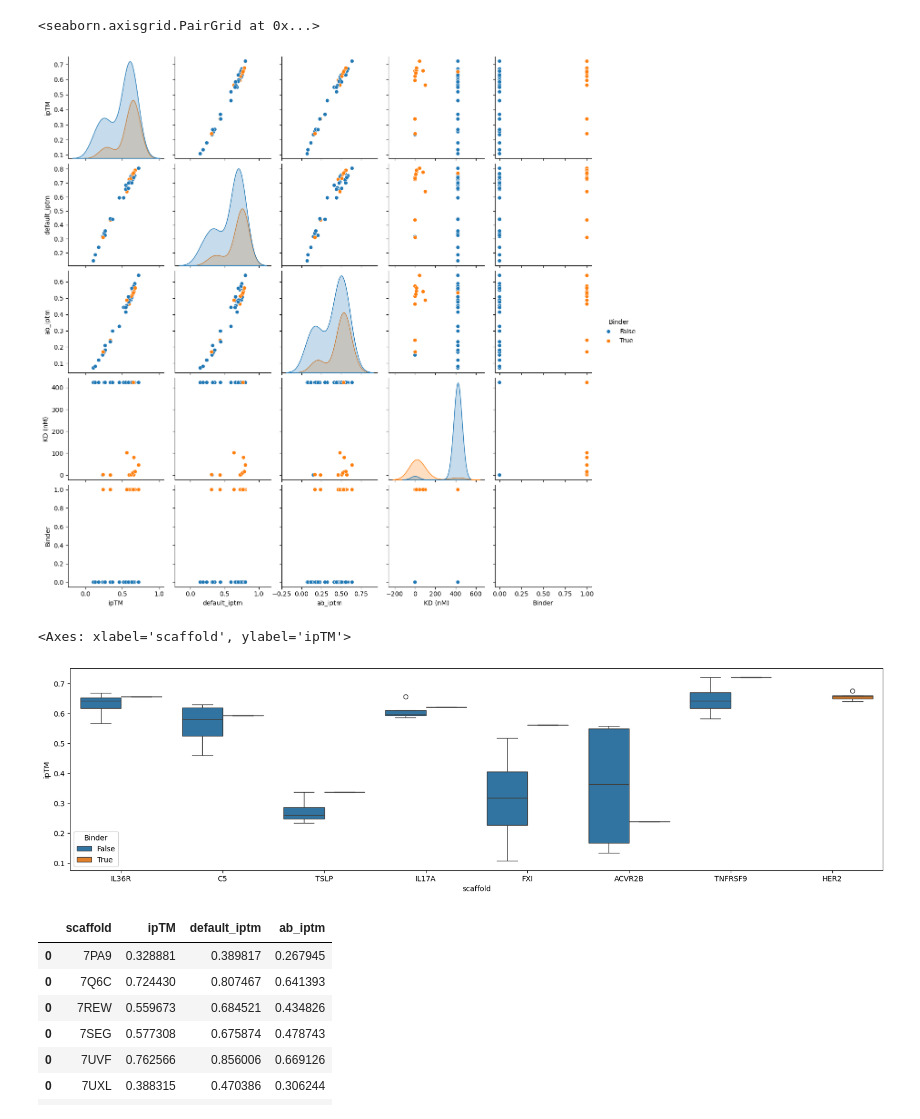
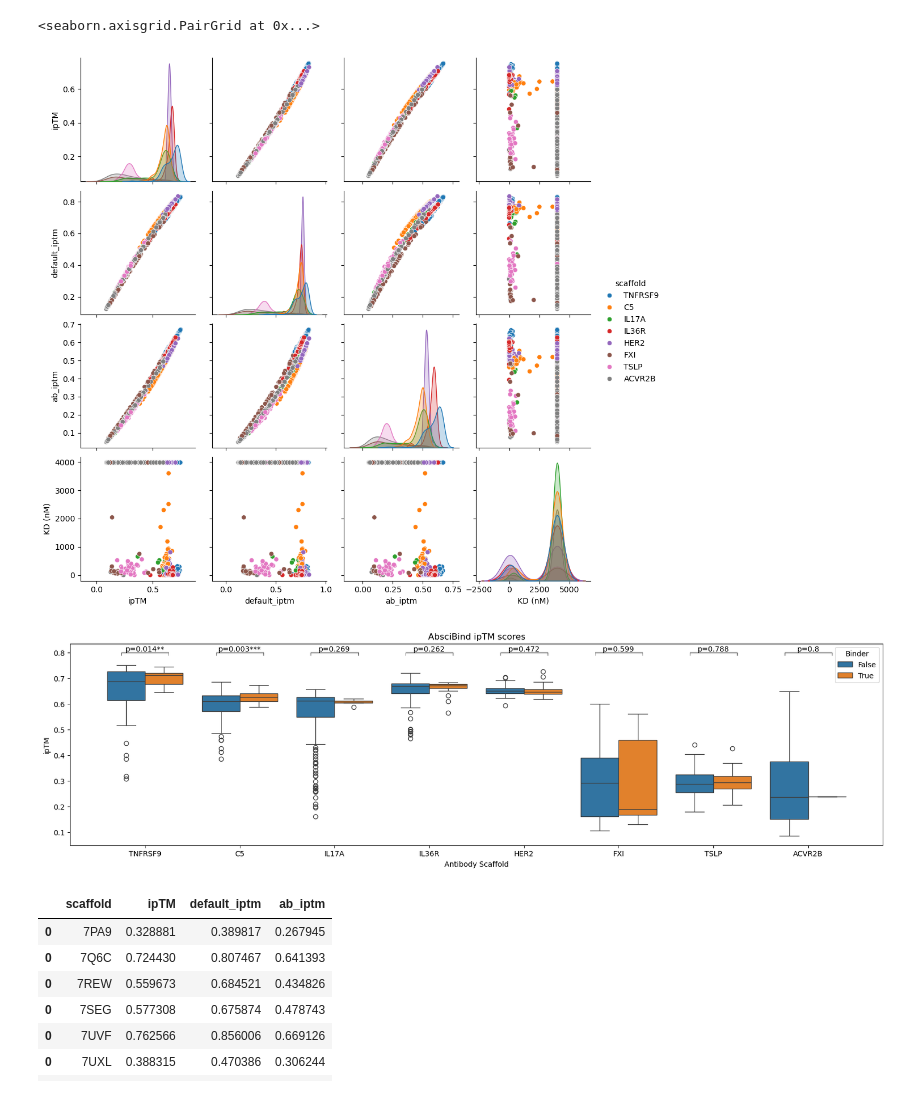
Before and after one commit to mjendrusch/flexcraft, a Jupyter notebook: notebooks/abscibind/iptm_scoring_analysis.ipynb, the cells around one changed output. Saved outputs shown, nothing was run; the diff lists cells and outputs as text; code cells hidden in the pictures.

Commit message:
analysis of juwels run

```diff
--- a/notebooks/abscibind/iptm_scoring_analysis.ipynb
+++ b/notebooks/abscibind/iptm_scoring_analysis.ipynb
@@ -4,11 +63,22 @@ import seaborn as sns
 # %%
-df = pd.read_csv(r"../../data/o1_iptm_scoring/20260410_112451_af:model_2_multimer_v3_clip:False_nrecycle:4/ipTM_data.csv", header=0, index_col=0)
+df = pd.read_csv(r"/p/home/jusers/toulouse1/juwels/project/toulouse1/flexcraft/data/o1_iptm_scoring/20260410_135500_af:model_2_multimer_v3_clip:False_nrecycle:4/ipTM_data.csv", header=0, index_col=0)
+df = df[~df.index.isna()]
 #mask = (df["KD (nM)"]<2000)
 #mask = mask.fillna(True)
 #df = df.loc[mask]
+df = df.astype(
+    {
+    "scaffold":str,
+    "ipTM":float,
+    "default_iptm":float,
+    "ab_iptm":float,
+    "HCDR1":str,
+    "HCDR2":str,
+    "HCDR3":str,
+    "KD (nM)":float,
+    }
+)
 df = df.fillna(df["KD (nM)"].max())
-#df = df[~df.index.isna()]
-df = df.convert_dtypes(
-    {c: float if c in ["ipTM", "default_iptm", "ab_iptm", "KD (nM)"] else str
-     for c in df.columns}
-)
+df["Binder"] = df["Binder"].map(lambda x: x=="True")
+#df = df.loc[df["scaffold"]!="HER2"]
+df.scaffold.value_counts()
@@ -41,12 +111,15 @@ df.plot("ipTM", "KD (nM)", kind="scatter")
 # %%
-sns.pairplot(df,
-    hue="Binder",
-    vars=[c for c in df.columns if "KD" in c or "Binder"==c or "iptm" in c.lower()],
+#n=6
+#print(df.scaffold.unique()[n])
+
+sns.pairplot(df,#.query(f"scaffold=='{df.scaffold.unique()[n]}'"),
+    hue="scaffold",
+    vars=[c for c in df.columns if "KD" in c or "iptm" in c.lower()],
     dropna=True,
     )
 # %% [output]
 <seaborn.axisgrid.PairGrid at 0x...>
-[figure, old version]
+[figure, new version]
 # %%
 import matplotlib.pyplot as plt
 fig, ax = plt.subplots(figsize=(20,5))
@@ -57,11 +130,16 @@ sns.boxplot(
     hue = "Binder",
     #inner = "point",
     #width = 1,
-    ax = ax
+    ax = ax,
 )
+ax.set_title("AbsciBind ipTM scores")
+ax.set_xlabel("Antibody Scaffold")
+grouped = df.groupby(["scaffold", "Binder"]).agg(list)
+pairs = {n[0]:(*grouped.loc[n[0], "ipTM"],) for n, r in grouped.iterrows()}
+add_pvalues_paired(ax, pairs, print_p=True)
+fig.savefig(f"{ax.get_title()}.pdf")
 # %% [output]
-<Axes: xlabel='scaffold', ylabel='ipTM'>
-[figure, old version]
+[figure, new version]
 # %%
 df = pd.read_csv("/home/hgf_dkfz/hgf_dsb0249/workspaces/haicwork/hgf_dsb0249-BinderDesign/flexcraft/data/o1_iptm_scoring/20260410_112045_fig13_af:model_2_multimer_v3_clip:False_nrecycle:0/ipTM_data.csv", index_col=0)
 df
```
Also changed, not shown: parts of 5 cells of this notebook.
